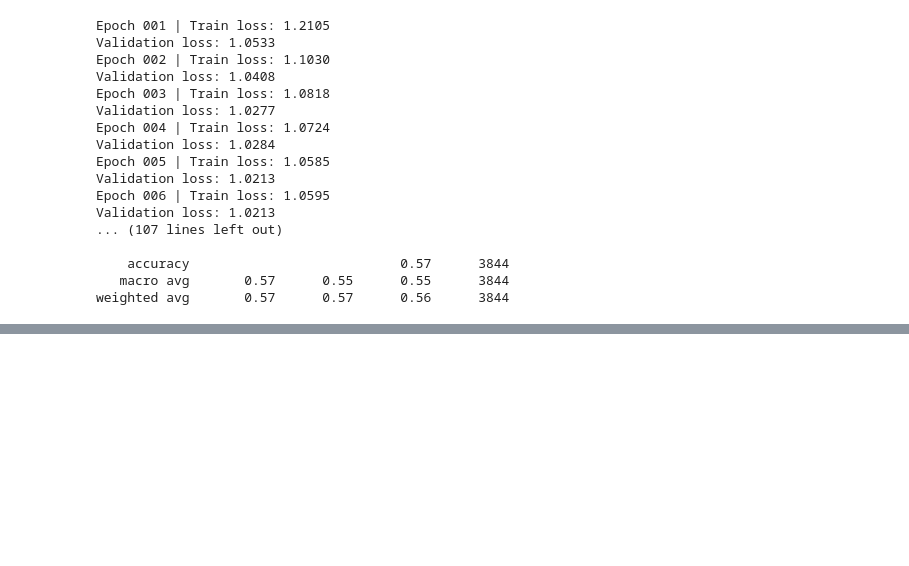
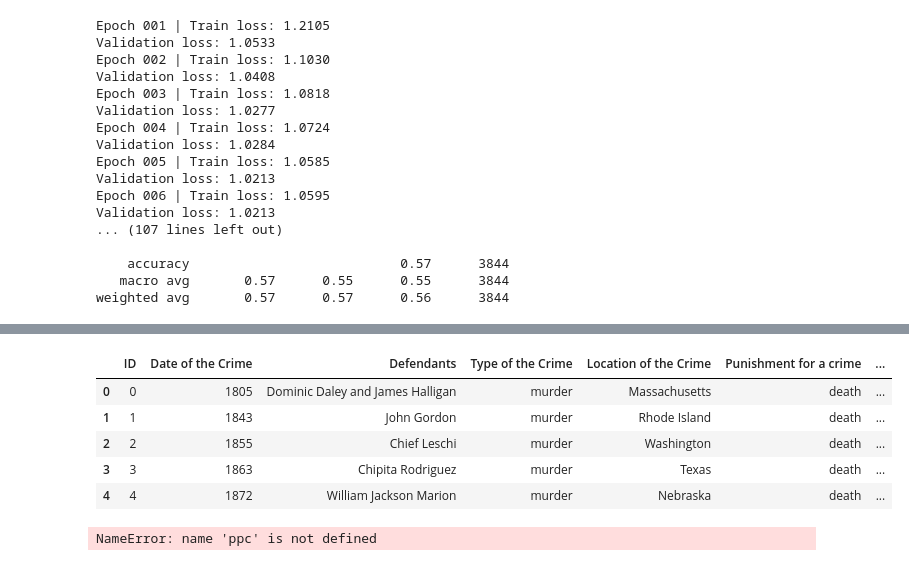
Before and after one commit to poslam/sem7-ds, a Jupyter notebook: ml/main.ipynb, the cells around one changed output, grey strips where cells are left out. Cells and saved outputs as stored; diff of their text form; code cells hidden in the pictures; blank space fills up the shorter version.

```diff
--- a/ml/main.ipynb
+++ b/ml/main.ipynb
@@ -944,0 +947,6 @@ weighted avg       0.57      0.57      0.56      3844
+# %%
+data = pd.read_csv("./data/wrong_conv_in_us.csv")
+# %%
+df = data.copy()
+
+df.info()
@@ -944,0 +969,9 @@ weighted avg       0.57      0.57      0.56      3844
+# %%
+df.head(5)
+# %% [output]
+|  | ID | Date of the Crime | Defendants | Type of the Crime | Location of the Crime | Punishment for a crime | ... |
+| 0 | 0 | 1805 | Dominic Daley and James Halligan | murder | Massachusetts | death | ... |
+| 1 | 1 | 1843 | John Gordon | murder | Rhode Island | death | ... |
+| 2 | 2 | 1855 | Chief Leschi | murder | Washington | death | ... |
+| 3 | 3 | 1863 | Chipita Rodriguez | murder | Texas | death | ... |
+| 4 | 4 | 1872 | William Jackson Marion | murder | Nebraska | death | ... |
@@ -944,0 +980,9 @@ weighted avg       0.57      0.57      0.56      3844
+# %%
+enc = ppc.OneHotEncoder(
+    handle_unknown="ignore",
+    sparse_output=False,
+)
+
+X["Type of the Crime_enc"] = enc.fit_transform(X["Type of the Crime"])
+# %% [output]
+NameError: name 'ppc' is not defined
```
Also changed, not shown: parts of 6 cells of this notebook, 8 other files.
